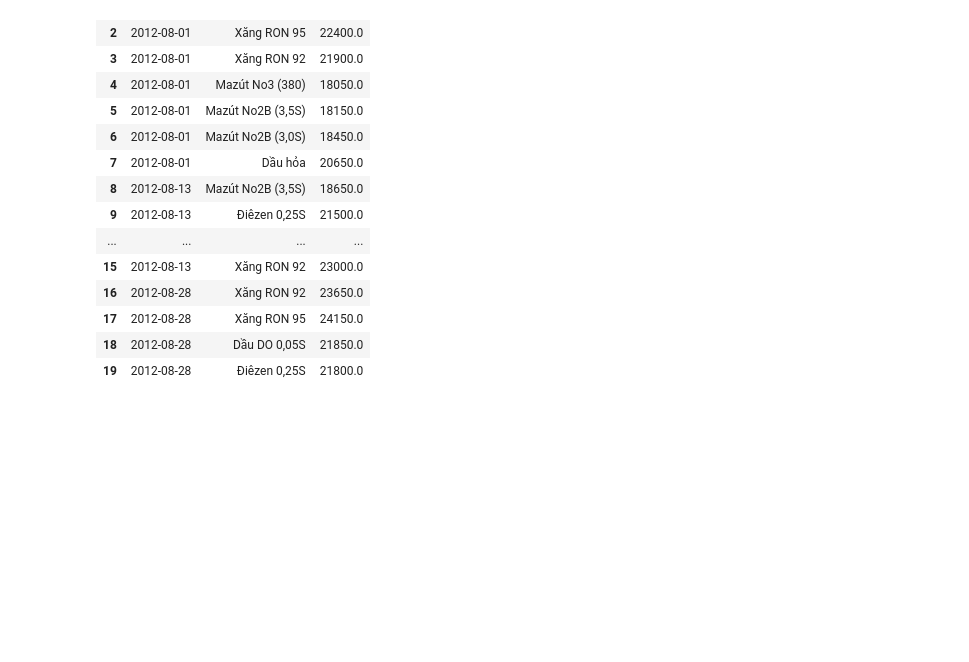
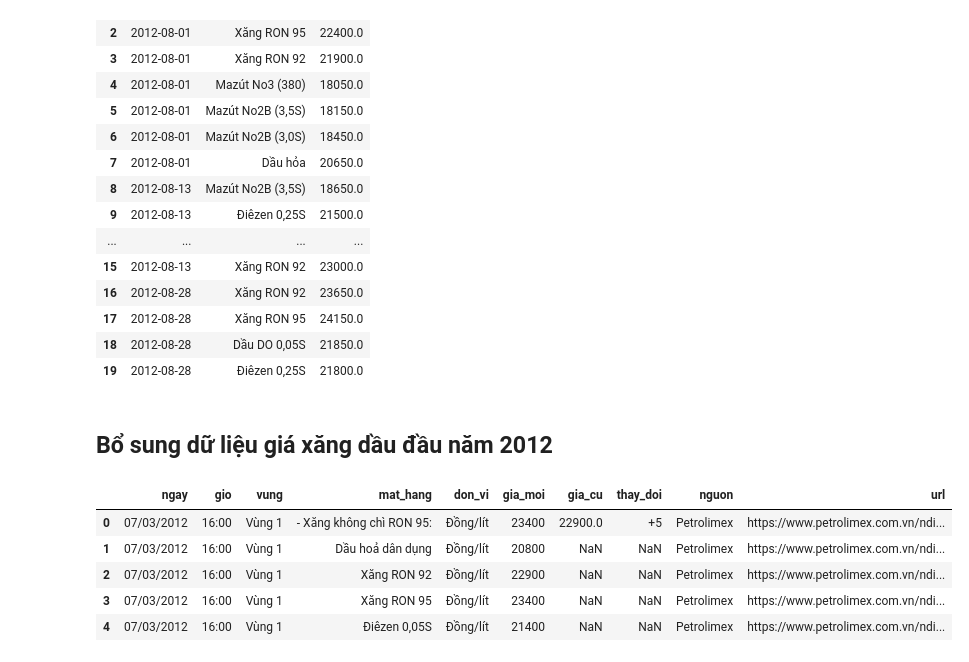
Before and after one commit to phuyen145/vietnam-transportation-cpi-forecasting, a Jupyter notebook: notebooks/02_fuel_processing.ipynb, the cells around one changed output. Saved outputs shown, nothing was run; the diff lists cells and outputs as text; code cells hidden in the pictures; blank space fills up the shorter version.

```diff
--- a/notebooks/02_fuel_processing.ipynb
+++ b/notebooks/02_fuel_processing.ipynb
@@ -1208,3 +1208,17 @@ fuel_all.head(20)
 | 17 | 2012-08-28 | Xăng RON 95 | 24150.0 |
 | 18 | 2012-08-28 | Dầu DO 0,05S | 21850.0 |
 | 19 | 2012-08-28 | Điêzen 0,25S | 21800.0 |
+# %% [markdown]
+## Bổ sung dữ liệu giá xăng dầu đầu năm 2012
+# %%
+fuel_2012 = pd.read_csv(
+    "d:/HK3 - năm 3/Đồ Án/Code/vietnam-transportation-cpi-forecasting/data/raw/vietnam_fuel_prices_2012.csv"
+)
+fuel_2012.head()
+# %% [output]
+|  | ngay | gio | vung | mat_hang | don_vi | gia_moi | gia_cu | thay_doi | nguon | url |
+| 0 | 07/03/2012 | 16:00 | Vùng 1 | - Xăng không chì RON 95: | Đồng/lít | 23400 | 22900.0 | +5 | Petrolimex | https://www.petrolimex.com.vn/ndi... |
+| 1 | 07/03/2012 | 16:00 | Vùng 1 | Dầu hoả dân dụng | Đồng/lít | 20800 | NaN | NaN | Petrolimex | https://www.petrolimex.com.vn/ndi... |
+| 2 | 07/03/2012 | 16:00 | Vùng 1 | Xăng RON 92 | Đồng/lít | 22900 | NaN | NaN | Petrolimex | https://www.petrolimex.com.vn/ndi... |
+| 3 | 07/03/2012 | 16:00 | Vùng 1 | Xăng RON 95 | Đồng/lít | 23400 | NaN | NaN | Petrolimex | https://www.petrolimex.com.vn/ndi... |
+| 4 | 07/03/2012 | 16:00 | Vùng 1 | Điêzen 0,05S | Đồng/lít | 21400 | NaN | NaN | Petrolimex | https://www.petrolimex.com.vn/ndi... |
```
Also changed, not shown: parts of 13 cells of this notebook, 2 other files.
